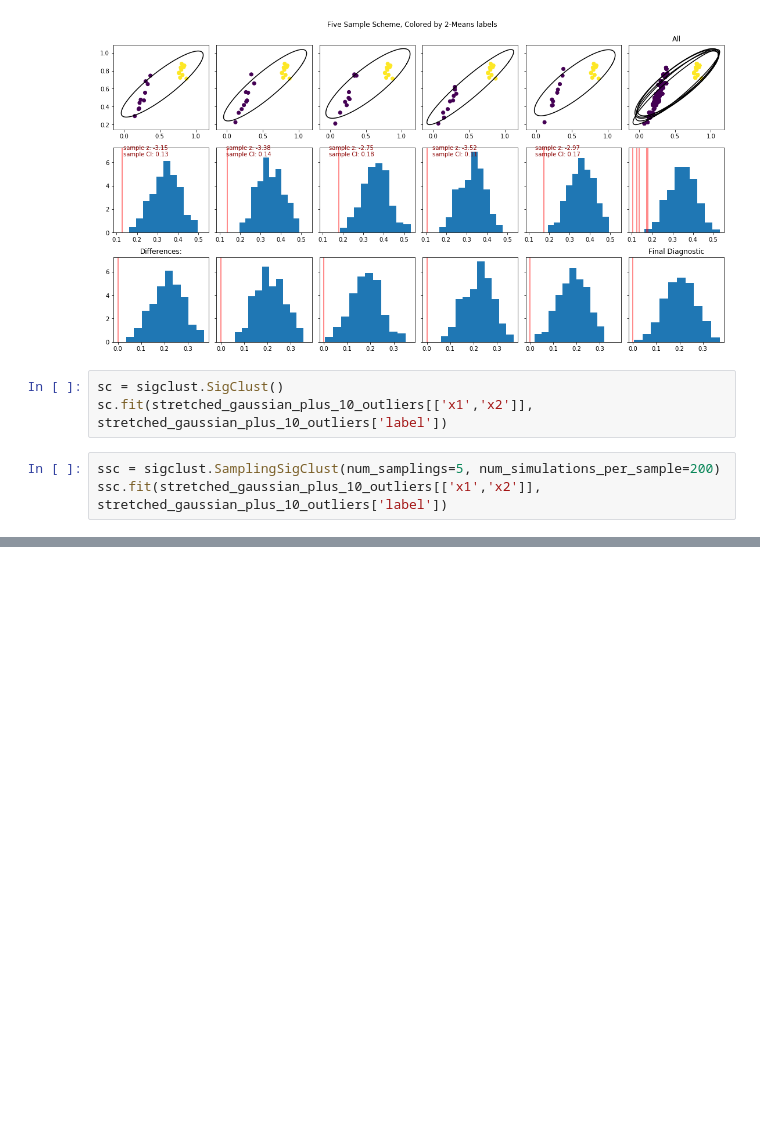
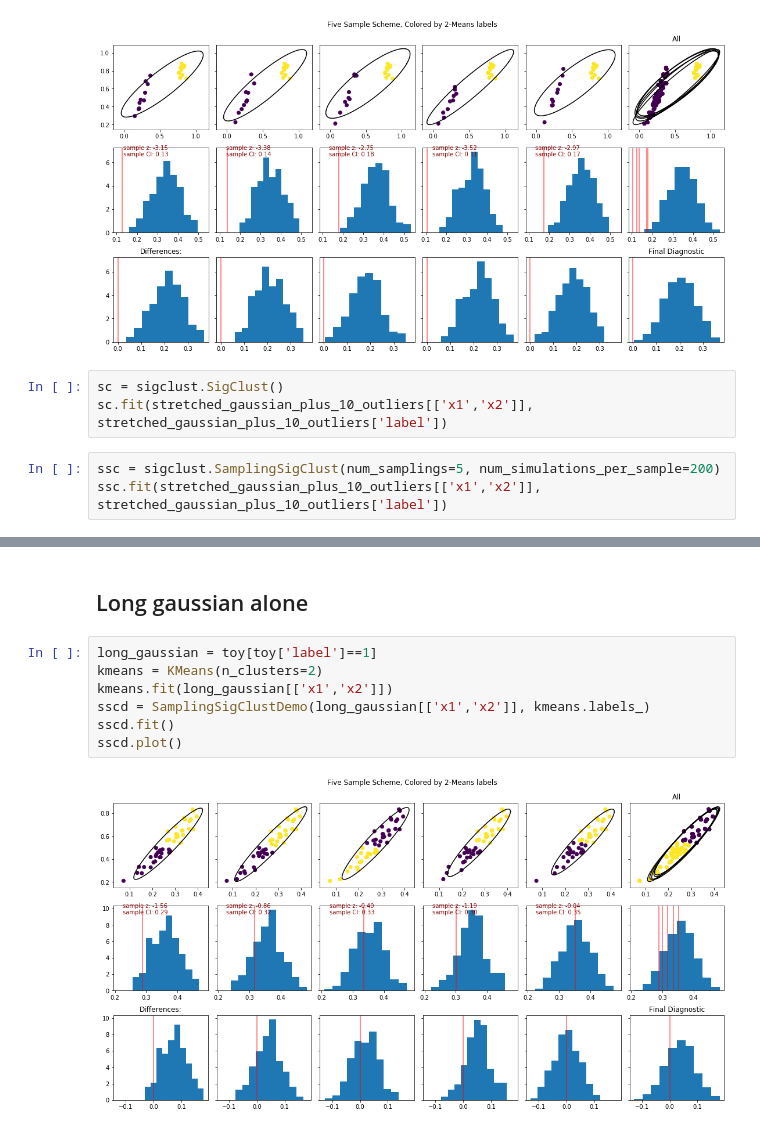
Before and after one commit to thomaskeefe/sigclust, a Jupyter notebook: SamplingSigClust.ipynb, the cells around one changed output, grey strips where cells are left out. Cells and saved outputs as stored; diff of their text form; blank space fills up the shorter version.

```diff
--- a/SamplingSigClust.ipynb
+++ b/SamplingSigClust.ipynb
@@ -231,0 +247,11 @@ ax.set_title("Sampling SigClust")
+# %% [markdown]
+## Long gaussian alone
+# %%
+long_gaussian = toy[toy['label']==1]
+kmeans = KMeans(n_clusters=2)
+kmeans.fit(long_gaussian[['x1','x2']])
+sscd = SamplingSigClustDemo(long_gaussian[['x1','x2']], kmeans.labels_)
+sscd.fit()
+sscd.plot()
+# %% [output]
+[figure, added]
```
Also changed, not shown: parts of 9 cells of this notebook.
